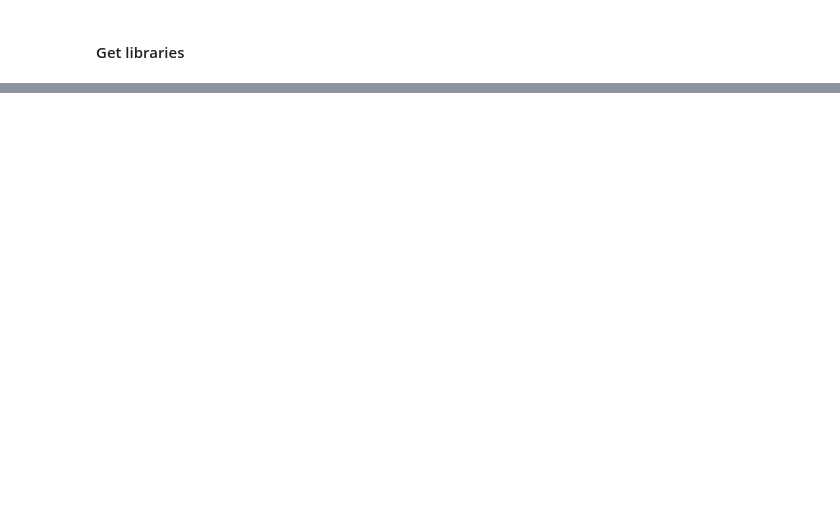
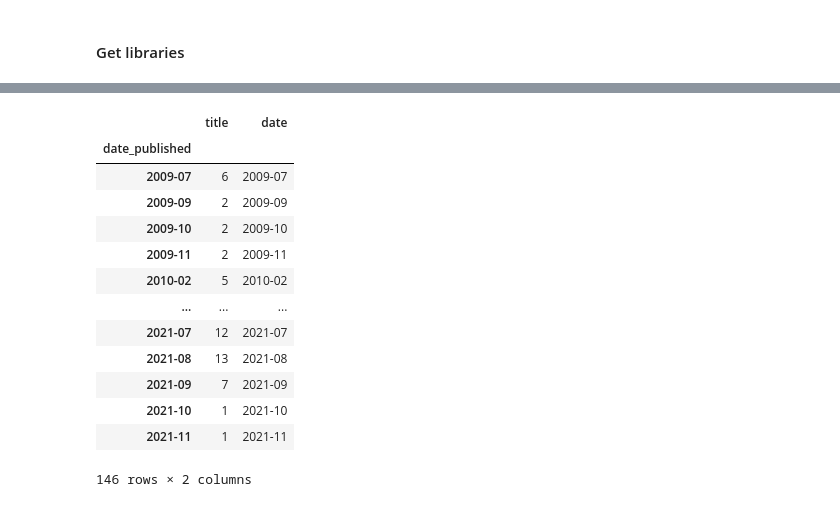
Before and after one commit to ebelingbarros/Final-project-Spiced-bootcamp, a Jupyter notebook: exploratory_data_analysis.ipynb, the cells around one changed output, grey strips where cells are left out. Drawn from its saved outputs; the diff is of its cells as text; code cells hidden in the pictures; blank space fills up the shorter version.

```diff
--- a/exploratory_data_analysis.ipynb
+++ b/exploratory_data_analysis.ipynb
@@ -256,0 +59,23 @@ plt.show()
+# %%
+corpus_alternative_energy=pd.read_csv("data/alternative_energy.csv", index_col=0)
+corpus_alternative_energy["date_published"] = pd.to_datetime(corpus_alternative_energy["date_published"], errors='coerce', utc=True).dt.to_period('m')
+# %%
+b = corpus_alternative_energy.groupby('date_published')[['title']].count()
+b['date'] = b.index
+b.to_csv("data/alternative.csv")
+b
+# %% [output]
+|  | title | date |
+| date_published |  |  |
+| 2009-07 | 6 | 2009-07 |
+| 2009-09 | 2 | 2009-09 |
+| 2009-10 | 2 | 2009-10 |
+| 2009-11 | 2 | 2009-11 |
+| 2010-02 | 5 | 2010-02 |
+| ... | ... | ... |
+| 2021-07 | 12 | 2021-07 |
+| 2021-08 | 13 | 2021-08 |
+| 2021-09 | 7 | 2021-09 |
+| 2021-10 | 1 | 2021-10 |
+| 2021-11 | 1 | 2021-11 |
+146 rows × 2 columns
```
Also changed, not shown: parts of 41 cells of this notebook, 1 other file.
